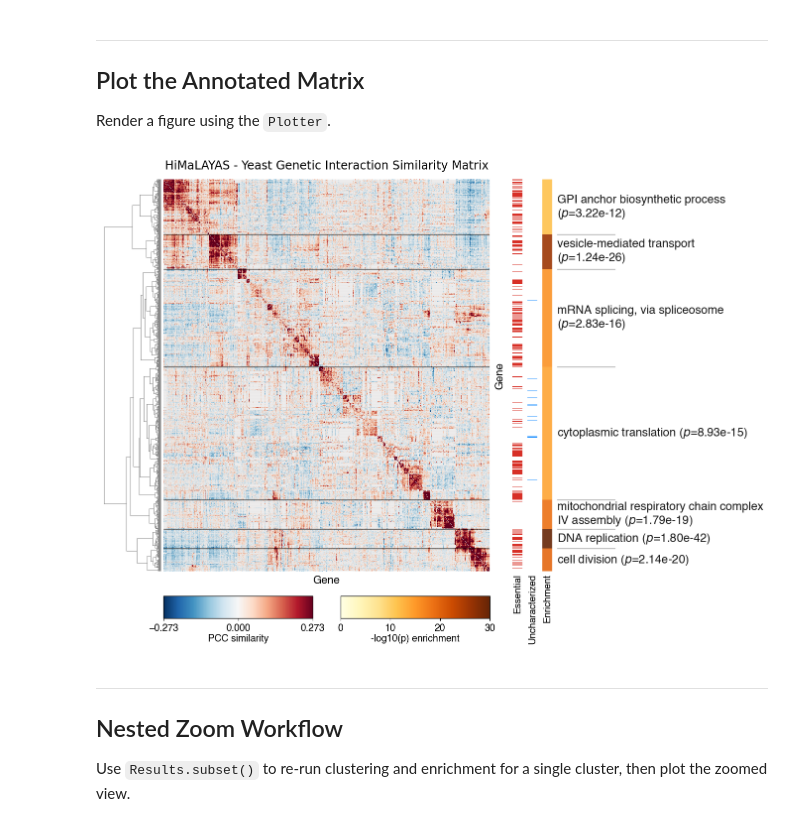
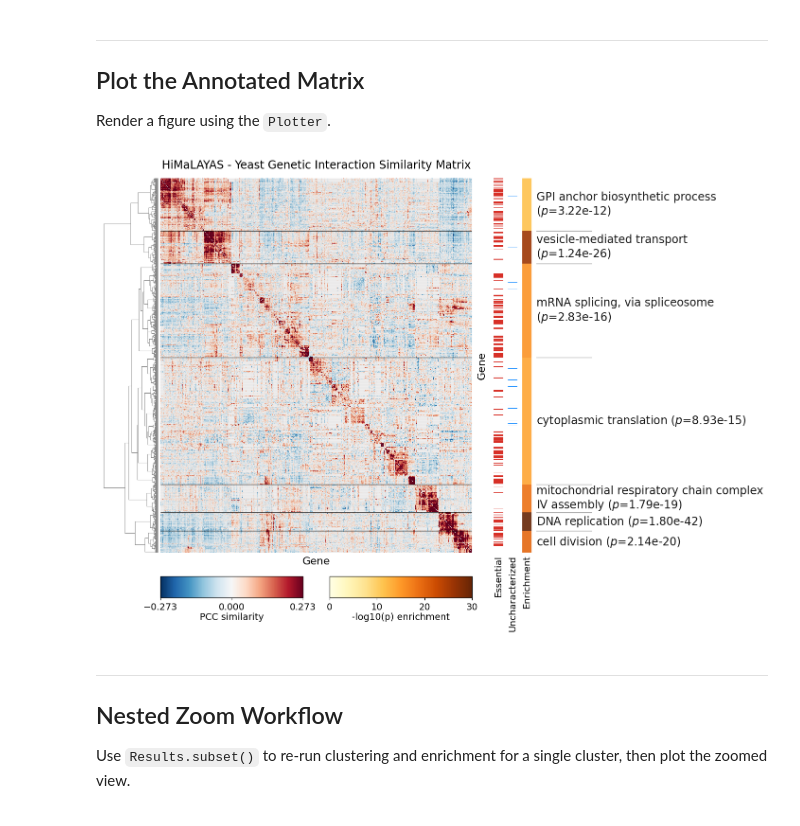
Before and after one commit to himalayas-base/himalayas-docs, a Jupyter notebook: notebooks/quickstart.ipynb, the cells around one changed output. Cells and saved outputs as stored; diff of their text form; code cells hidden in the pictures.

```diff
--- a/notebooks/quickstart.ipynb
+++ b/notebooks/quickstart.ipynb
@@ -369,7 +369,7 @@ plotter = (
         xlabel="Gene",
         ylabel="Gene",
         fontsize=16,
-        font="Helvetica",
+        font="DejaVu Sans",
         color=LABEL_COLOR,
         xlabel_pad=6.0,
         ylabel_pad=0.007,
@@ -380,7 +380,7 @@ plotter = (
         wrap_text=True,
         wrap_width=40,
         overflow="wrap",
-        font="Helvetica",
+        font="DejaVu Sans",
         fontsize=17,
         color=LABEL_COLOR,
         skip_unlabeled=False,
@@ -430,7 +430,7 @@ plotter = (
         title="Enrichment",
     )
     .plot_bar_labels(
-        font="Helvetica",
+        font="DejaVu Sans",
         fontsize=14,
         color=LABEL_COLOR,
         pad=4,
@@ -441,35 +441,35 @@ plotter = (
     .add_colorbar(
         name="matrix",
         cmap="RdBu_r",
         norm=Normalize(-vlim, vlim),
         label="PCC similarity",
         ticks=[-vlim, 0, vlim],
     )
     .add_colorbar(
         name="enrichment",
         cmap="YlOrBr",
         norm=Normalize(0, 30),
         label="-log10(p) enrichment",
         ticks=[0, 10, 20, 30],
     )
     .plot_colorbars(
         ncols=2,
         height=0.045,
         gap=0.05,
         hpad=0.04,
         vpad=0.00,
         fontsize=14,
-        font="Helvetica",
+        font="DejaVu Sans",
         color=LABEL_COLOR,
         border_color=LABEL_COLOR,
         border_width=1.0,
         border_alpha=0.9,
     )
 )
 
 plotter.show()
 # %% [output]
-[figure, old version]
+[figure, new version]
 # %% [markdown]
 ---
 
```
Also changed, not shown: parts of 3 cells of this notebook.
